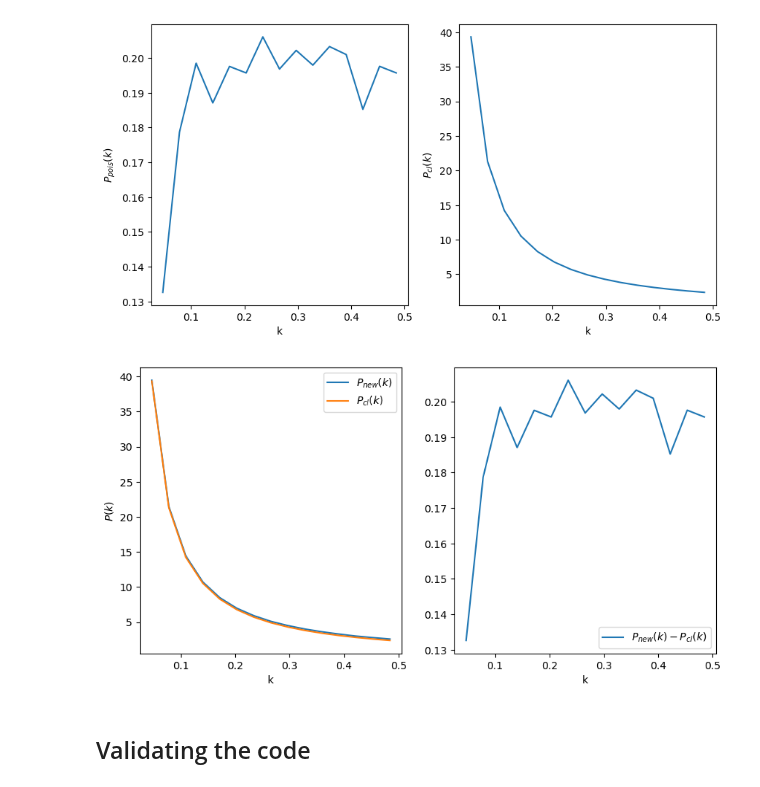
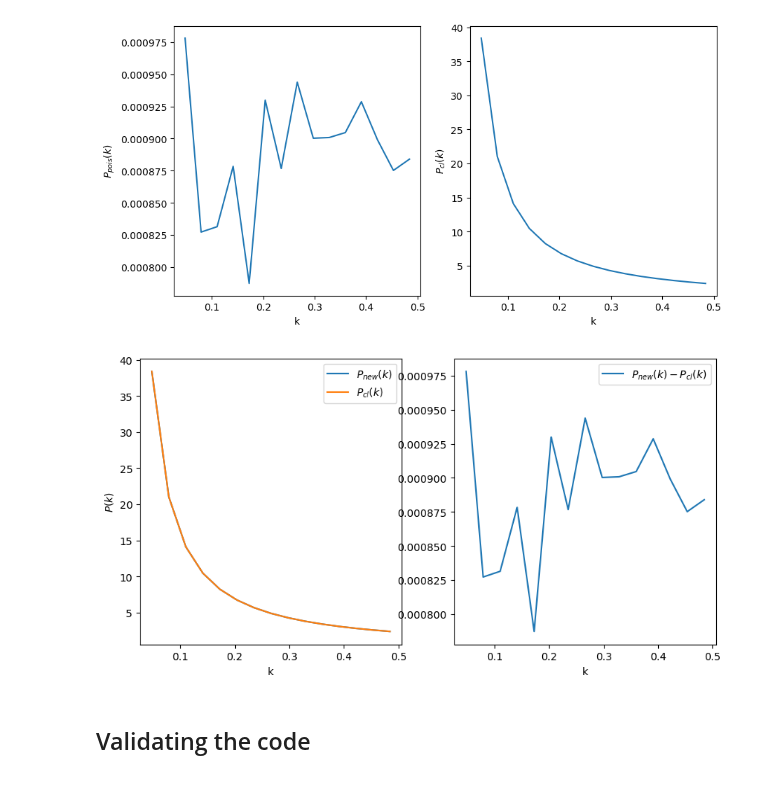
Before and after one commit to VibinRam/DP2, a Jupyter notebook: Codes/Clustering_simulation/GonzalezClusterSim.ipynb, the cells around one changed output. Saved outputs shown, nothing was run; the diff lists cells and outputs as text; code cells hidden in the pictures.

```diff
--- a/Codes/Clustering_simulation/GonzalezClusterSim.ipynb
+++ b/Codes/Clustering_simulation/GonzalezClusterSim.ipynb
@@ -6,15 +8,21 @@ from Corrfunc.theory.DD import DD
 #This function takes a 3d array of (size along each dimension = N_side) poisson values of lamda = n_bar and the desired
 # power spectrum pk_cl and returns another 3d array of the same dimension with the n(x) following pk_cl(k)
 
-def GonzNuevo(box_p, N_side, n_bar, pk_cl, k_for_P):
+def GonzNuevo(box_p, N_side, L_side, n_bar, pk_cl, k_for_P):
+    #Now pixel size of the box
+    del_x = L_side/(N_side - 1)
+
     #Now let's get the density contrast
     box_delx = (box_p - n_bar)/n_bar
 
     #Now let's take the fourier transform of box_delx to get box_delk
     box_delk = np.fft.fftn(box_delx, norm='ortho')
 
+    temp_factor = np.power(del_x * np.sqrt(N_side)/np.sqrt(2 * np.pi), 3)
+    box_delk = temp_factor * box_delk
+
     #Getting the corresponding k values along 1d axis
-    k_vals = np.fft.fftfreq(N_side)
+    k_vals = 2 * np.pi * np.fft.fftfreq(N_side, d= del_x)
 
     #Power spectrum of the Poisson field box_delx
     #First I create a 3d array of same shape as box_delk, with values equal
@@ -27,6 +35,9 @@ def GonzNuevo(box_p, N_side, n_bar, pk_cl, k_for_P):
     pk = np.zeros(len(k_for_P)-1)
     for i, (k1, k2) in enumerate(zip(k_for_P[:-1], k_for_P[1:])):
         pk[i] = np.average(np.absolute(box_delk[np.where((modk_grid > k1) & (modk_grid < k2))]) ** 2)
+
+    box_vol = L_side**3
+    pk = pk/box_vol
 
     #----------------------------------------------------------------------------------------------------
     #plotting the pks
@@ -53,6 +64,11 @@ def GonzNuevo(box_p, N_side, n_bar, pk_cl, k_for_P):
     #Now we need to inverse fourier transfor box_delk_new to get box_delx_new
     box_delx_new = np.fft.ifftn(box_delk_new, norm='ortho')
 
+    #Now again we have to add the factors
+    del_k = 2 * np.pi/(N_side * del_x)
+    temp_factor = np.power(del_k * np.sqrt(N_side)/np.sqrt(2 * np.pi), 3)
+    box_delx_new = temp_factor * box_delx_new
+
     #Now to get the new n(x)
     box_GN = np.asarray(np.round(n_bar * (1 + box_delx_new)), dtype='int64')
 
@@ -61,6 +77,8 @@ def GonzNuevo(box_p, N_side, n_bar, pk_cl, k_for_P):
     pk_new = np.zeros(len(k_for_P)-1)
     for i, (k1, k2) in enumerate(zip(k_for_P[:-1], k_for_P[1:])):
         pk_new[i] = np.average(np.absolute(box_delk_new[np.where((modk_grid > k1) & (modk_grid < k2))]) ** 2)
+
+    pk_new = pk_new/box_vol
 
     #plotting the new psd vs the given one
     fig, (ax1, ax2) = plt.subplots(1, 2, figsize=(10,5))
@@ -78,26 +96,30 @@ def GonzNuevo(box_p, N_side, n_bar, pk_cl, k_for_P):
 # %%
 #Let's create a well defined box to hold the number of particles, box_p.
 N_side = 32
 #Choose the mean number of particles, n_bar
 n_bar = 5
+#Choose the total physical length of the box
+L_side = 31.0
+#Now pixel size of the box
+del_x = L_side/(N_side - 1)
 
 #Populate box_p with number of particles drawn from Poisson with mean n_bar.
 box_p = np.random.poisson(lam=n_bar, size=(N_side, N_side, N_side))
 
 #Lets make the k's needed for the power spectrum.
-k_min = 1/N_side
-k_max = 1/2
+k_min = 1/L_side
+k_max = 1/(2 * del_x)
 assert (N_side % 2 == 0)
 k_for_P = np.linspace(k_min, k_max, N_side//2)
 
 #Now we have to make a desired power spectrum pk_cl
 k_for_P_mid = (k_for_P[:-1] + k_for_P[1:])/2
 pk_cl = np.power(k_for_P_mid, -1.2)
 
-box_GN = GonzNuevo(box_p, N_side, n_bar, pk_cl, k_for_P)
+box_GN = GonzNuevo(box_p, N_side, L_side, n_bar, pk_cl, k_for_P)
 # %% [output]
-[figure, old version]
+[figure, new version]
-[figure, old version]
+[figure, new version]
 # %% [markdown]
 ## Validating the code
 # %% [markdown]
```
Also changed, not shown: parts of 18 cells of this notebook.
